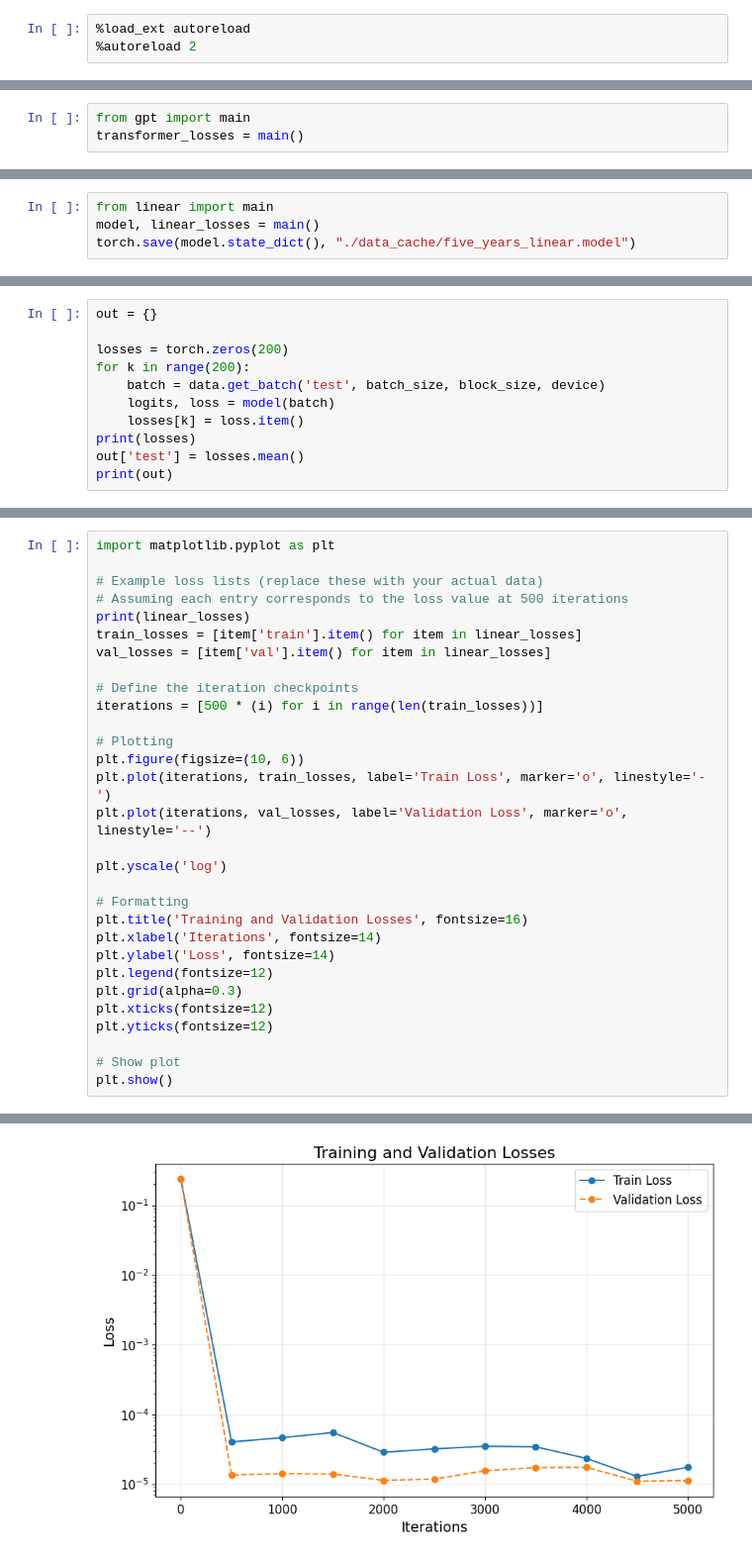
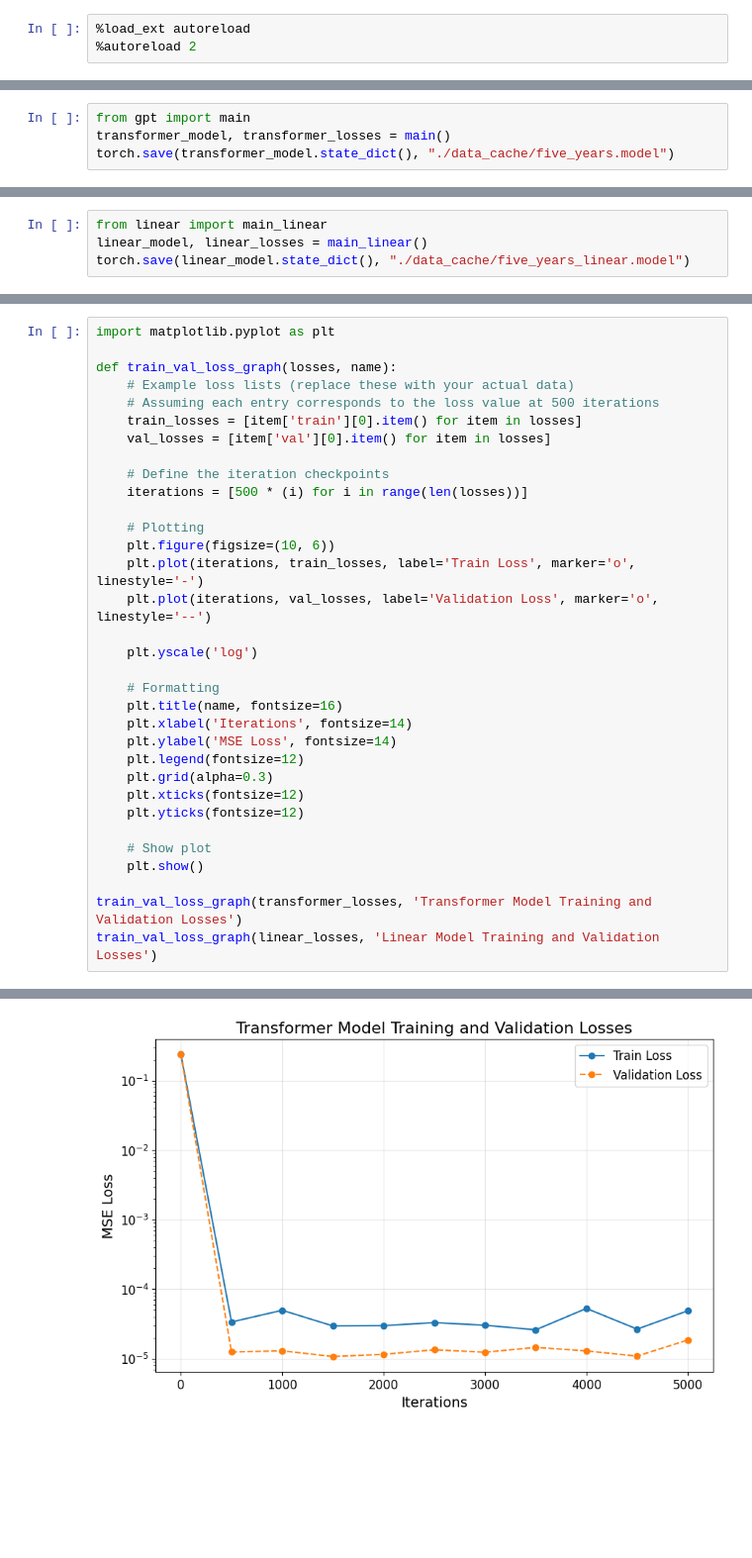
Before and after one commit to quinnledingham/engg680_course_project, a Jupyter notebook: eval.ipynb, the cells around one changed output, grey strips where cells are left out. Shown at 99% size. Saved outputs shown, nothing was run; the diff lists cells and outputs as text; blank space fills up the shorter version.

Commit message:
linear and transformer eval

```diff
--- a/eval.ipynb
+++ b/eval.ipynb
@@ -16,4 +12,5 @@ data.init_split()
 # %%
 from gpt import main
-transformer_losses = main()
+transformer_model, transformer_losses = main()
+torch.save(transformer_model.state_dict(), "./data_cache/five_years.model")
 # %% [output]
@@ -48,5 +29,5 @@ step 4999: train loss 0.00001513, val loss 0.00001308, time 2173.9838078022003
 # %%
-from linear import main
-model, linear_losses = main()
-torch.save(model.state_dict(), "./data_cache/five_years_linear.model")
+from linear import main_linear
+linear_model, linear_losses = main_linear()
+torch.save(linear_model.state_dict(), "./data_cache/five_years_linear.model")
 # %% [output]
@@ -170,11 +70,0 @@ tensor([1.0000e+00, 4.0000e+00, 2.5000e+01, 4.0000e+00, 6.4000e+01, 9.0000e+00,
-# %%
-out = {}
-
-losses = torch.zeros(200)
-for k in range(200):
-    batch = data.get_batch('test', batch_size, block_size, device)
-    logits, loss = model(batch)
-    losses[k] = loss.item()
-print(losses)
-out['test'] = losses.mean()
-print(out)
@@ -204,31 +134,34 @@ print(loss)
 # %%
 import matplotlib.pyplot as plt
 
-# Example loss lists (replace these with your actual data)
-# Assuming each entry corresponds to the loss value at 500 iterations
-print(linear_losses)
-train_losses = [item['train'].item() for item in linear_losses]
-val_losses = [item['val'].item() for item in linear_losses]
+def train_val_loss_graph(losses, name):
+    # Example loss lists (replace these with your actual data)
+    # Assuming each entry corresponds to the loss value at 500 iterations
+    train_losses = [item['train'][0].item() for item in losses]
+    val_losses = [item['val'][0].item() for item in losses]
 
-# Define the iteration checkpoints
-iterations = [500 * (i) for i in range(len(train_losses))]
+    # Define the iteration checkpoints
+    iterations = [500 * (i) for i in range(len(losses))]
 
-# Plotting
-plt.figure(figsize=(10, 6))
-plt.plot(iterations, train_losses, label='Train Loss', marker='o', linestyle='-')
-plt.plot(iterations, val_losses, label='Validation Loss', marker='o', linestyle='--')
+    # Plotting
+    plt.figure(figsize=(10, 6))
+    plt.plot(iterations, train_losses, label='Train Loss', marker='o', linestyle='-')
+    plt.plot(iterations, val_losses, label='Validation Loss', marker='o', linestyle='--')
 
-plt.yscale('log')
+    plt.yscale('log')
 
-# Formatting
-plt.title('Training and Validation Losses', fontsize=16)
-plt.xlabel('Iterations', fontsize=14)
-plt.ylabel('Loss', fontsize=14)
-plt.legend(fontsize=12)
-plt.grid(alpha=0.3)
-plt.xticks(fontsize=12)
-plt.yticks(fontsize=12)
+    # Formatting
+    plt.title(name, fontsize=16)
+    plt.xlabel('Iterations', fontsize=14)
+    plt.ylabel('MSE Loss', fontsize=14)
+    plt.legend(fontsize=12)
+    plt.grid(alpha=0.3)
+    plt.xticks(fontsize=12)
+    plt.yticks(fontsize=12)
 
-# Show plot
-plt.show()
+    # Show plot
+    plt.show()
+
+train_val_loss_graph(transformer_losses, 'Transformer Model Training and Validation Losses')
+train_val_loss_graph(linear_losses, 'Linear Model Training and Validation Losses')
 # %% [output]
@@ -236 +168 @@ plt.show()
-[figure, old version]
+[figure, new version]
```
Also changed, not shown: parts of 14 cells of this notebook, 3 other files.
